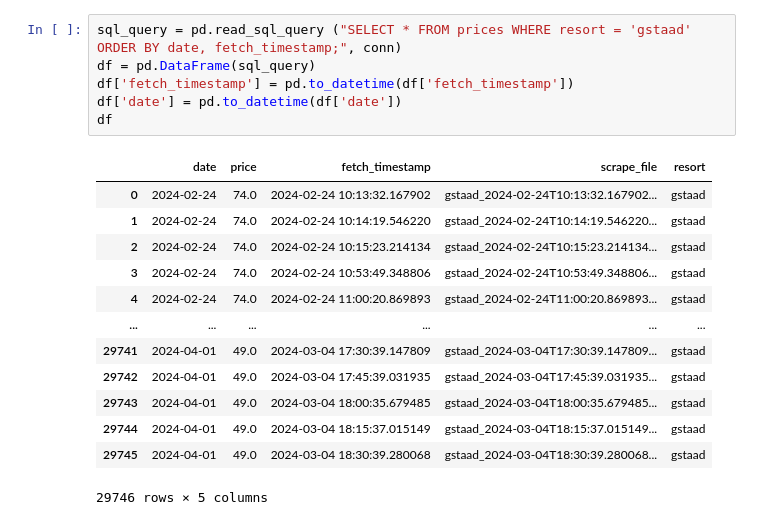
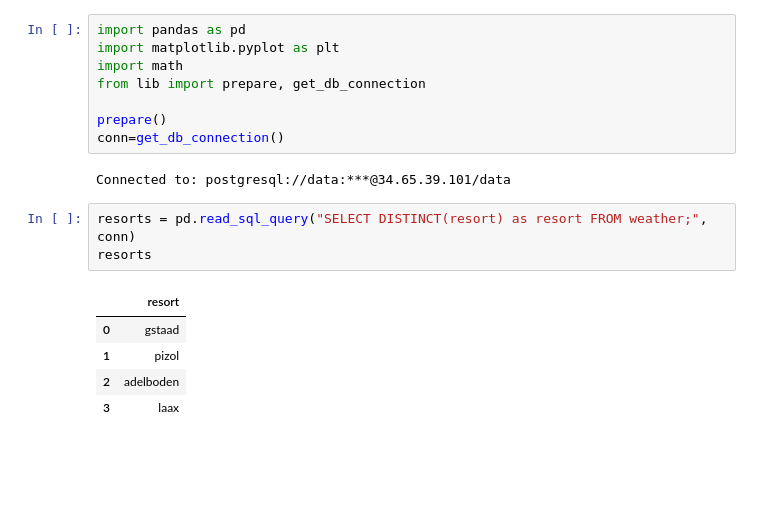
Before and after one commit to eigenmannmartin/adsskipredictor, a Jupyter notebook: analysis/data.ipynb, the cells around one changed output. Cells and saved outputs as stored; diff of their text form; blank space fills up the shorter version.

```diff
--- a/analysis/data.ipynb
+++ b/analysis/data.ipynb
@@ -88,20 +23,19 @@ df.plot(x='date', y='rain', kind='line', ax=ax)
-# %%
-sql_query = pd.read_sql_query ("SELECT * FROM prices WHERE resort = 'gstaad' ORDER BY date, fetch_timestamp;", conn)
-df = pd.DataFrame(sql_query)
-df['fetch_timestamp'] = pd.to_datetime(df['fetch_timestamp'])
-df['date'] = pd.to_datetime(df['date'])
-df
-# %% [output]
-|  | date | price | fetch_timestamp | scrape_file | resort |
-| 0 | 2024-02-24 | 74.0 | 2024-02-24 10:13:32.167902 | gstaad_2024-02-24T10:13:32.167902... | gstaad |
-| 1 | 2024-02-24 | 74.0 | 2024-02-24 10:14:19.546220 | gstaad_2024-02-24T10:14:19.546220... | gstaad |
-| 2 | 2024-02-24 | 74.0 | 2024-02-24 10:15:23.214134 | gstaad_2024-02-24T10:15:23.214134... | gstaad |
-| 3 | 2024-02-24 | 74.0 | 2024-02-24 10:53:49.348806 | gstaad_2024-02-24T10:53:49.348806... | gstaad |
-| 4 | 2024-02-24 | 74.0 | 2024-02-24 11:00:20.869893 | gstaad_2024-02-24T11:00:20.869893... | gstaad |
-| ... | ... | ... | ... | ... | ... |
-| 29741 | 2024-04-01 | 49.0 | 2024-03-04 17:30:39.147809 | gstaad_2024-03-04T17:30:39.147809... | gstaad |
-| 29742 | 2024-04-01 | 49.0 | 2024-03-04 17:45:39.031935 | gstaad_2024-03-04T17:45:39.031935... | gstaad |
-| 29743 | 2024-04-01 | 49.0 | 2024-03-04 18:00:35.679485 | gstaad_2024-03-04T18:00:35.679485... | gstaad |
-| 29744 | 2024-04-01 | 49.0 | 2024-03-04 18:15:37.015149 | gstaad_2024-03-04T18:15:37.015149... | gstaad |
-| 29745 | 2024-04-01 | 49.0 | 2024-03-04 18:30:39.280068 | gstaad_2024-03-04T18:30:39.280068... | gstaad |
-29746 rows × 5 columns
+# %%
+import pandas as pd
+import matplotlib.pyplot as plt
+import math
+from lib import prepare, get_db_connection
+
+prepare()
+conn=get_db_connection()
+# %% [output]
+Connected to: postgresql://data:***@34.65.39.101/data
+# %%
+resorts = pd.read_sql_query("SELECT DISTINCT(resort) as resort FROM weather;", conn)
+resorts
+# %% [output]
+|  | resort |
+| 0 | gstaad |
+| 1 | pizol |
+| 2 | adelboden |
+| 3 | laax |
```
Also changed, not shown: parts of 7 cells of this notebook, 1 other file.
